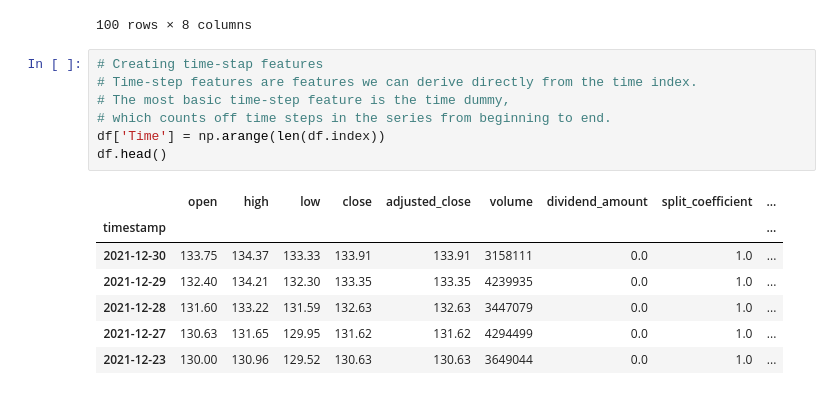
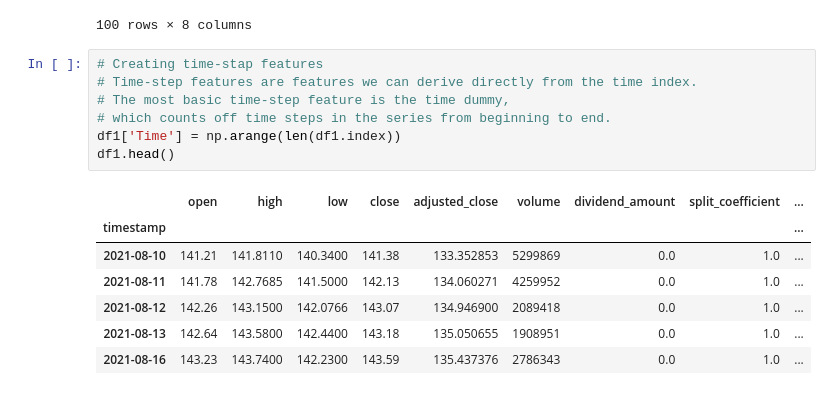
Before and after one commit to prievarag/Time_Series_Linear_Regression_IBM, a Jupyter notebook: IBM_Linear_Regression_Prediction.ipynb, the cells around one changed output. Drawn from its saved outputs; the diff is of its cells as text.

```diff
--- a/IBM_Linear_Regression_Prediction.ipynb
+++ b/IBM_Linear_Regression_Prediction.ipynb
@@ -64,18 +63,18 @@ df1
 # %%
 # Creating time-stap features
 # Time-step features are features we can derive directly from the time index.
 # The most basic time-step feature is the time dummy,
 # which counts off time steps in the series from beginning to end.
-df['Time'] = np.arange(len(df.index))
-df.head()
+df1['Time'] = np.arange(len(df1.index))
+df1.head()
 # %% [output]
 |  | open | high | low | close | adjusted_close | volume | dividend_amount | split_coefficient | ... |
 | timestamp |  |  |  |  |  |  |  |  | ... |
-| 2021-12-30 | 133.75 | 134.37 | 133.33 | 133.91 | 133.91 | 3158111 | 0.0 | 1.0 | ... |
-| 2021-12-29 | 132.40 | 134.21 | 132.30 | 133.35 | 133.35 | 4239935 | 0.0 | 1.0 | ... |
-| 2021-12-28 | 131.60 | 133.22 | 131.59 | 132.63 | 132.63 | 3447079 | 0.0 | 1.0 | ... |
-| 2021-12-27 | 130.63 | 131.65 | 129.95 | 131.62 | 131.62 | 4294499 | 0.0 | 1.0 | ... |
-| 2021-12-23 | 130.00 | 130.96 | 129.52 | 130.63 | 130.63 | 3649044 | 0.0 | 1.0 | ... |
+| 2021-08-10 | 141.21 | 141.8110 | 140.3400 | 141.38 | 133.352853 | 5299869 | 0.0 | 1.0 | ... |
+| 2021-08-11 | 141.78 | 142.7685 | 141.5000 | 142.13 | 134.060271 | 4259952 | 0.0 | 1.0 | ... |
+| 2021-08-12 | 142.26 | 143.1500 | 142.0766 | 143.07 | 134.946900 | 2089418 | 0.0 | 1.0 | ... |
+| 2021-08-13 | 142.64 | 143.5800 | 142.4400 | 143.18 | 135.050655 | 1908951 | 0.0 | 1.0 | ... |
+| 2021-08-16 | 143.23 | 143.7400 | 142.2300 | 143.59 | 135.437376 | 2786343 | 0.0 | 1.0 | ... |
 # %%
 # Plot the Linear Regression line and the close value
 plt.style.use("seaborn-whitegrid")
```
Also changed, not shown: parts of 7 cells of this notebook.
